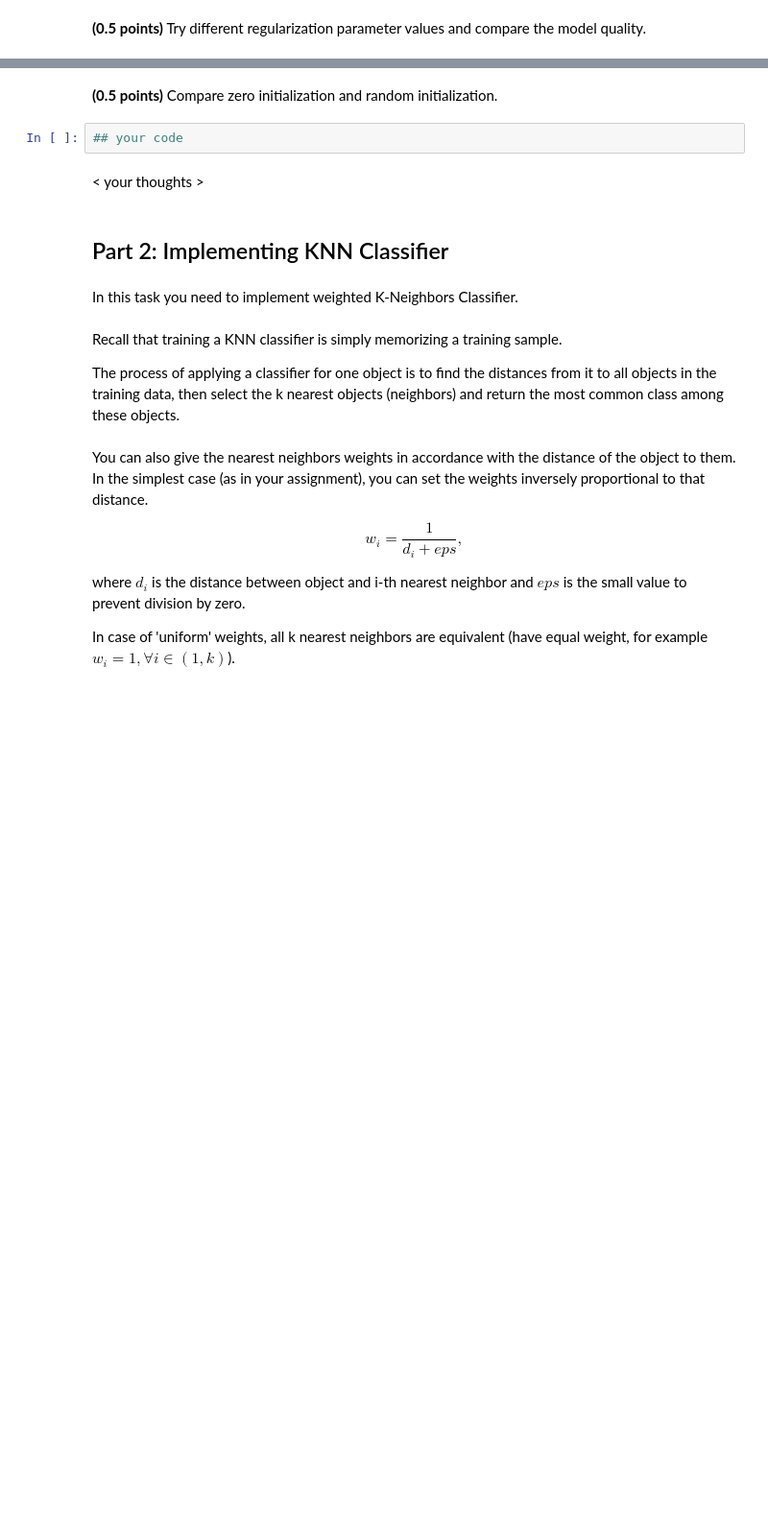
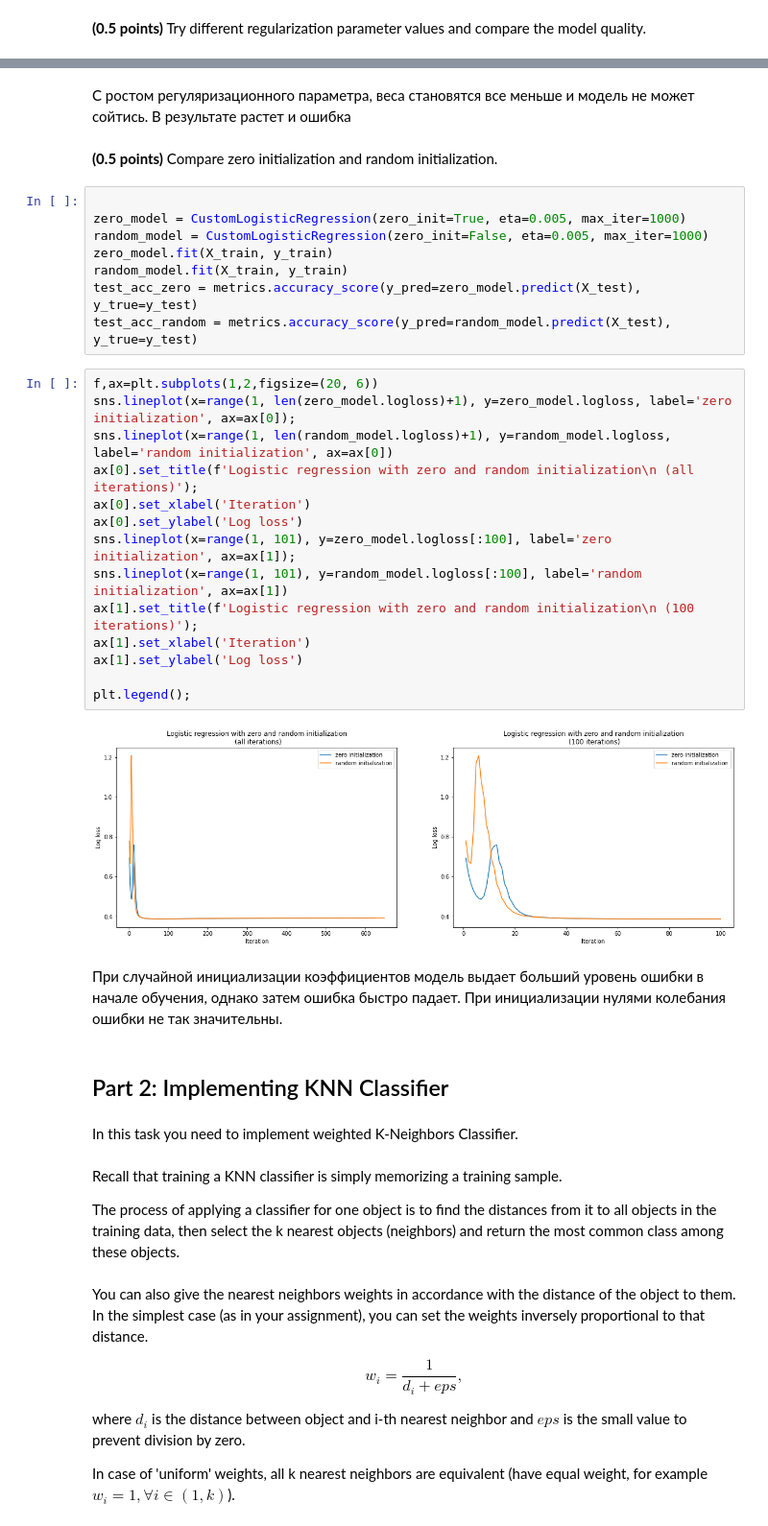
Before and after one commit to OksanaZaitseva/rsschool, a Jupyter notebook: 5_classification_linear_knn/hw_classification_final.ipynb, the cells around one changed output, grey strips where cells are left out. Shown at 96% size. Cells and saved outputs as stored; diff of their text form; blank space fills up the shorter version.

```diff
--- a/5_classification_linear_knn/hw_classification_final.ipynb
+++ b/5_classification_linear_knn/hw_classification_final.ipynb
@@ -196,9 +284,33 @@ assert min(train_acc, test_acc) > 0.9
+# %% [markdown]
+С ростом регуляризационного параметра, веса становятся все меньше и модель не может сойтись. В результате растет и ошибка
 # %% [markdown]
 **(0.5 points)** Compare zero initialization and random initialization.
-# %%
-## your code
-# %% [markdown]
-< your thoughts >
+# %%
+
+zero_model = CustomLogisticRegression(zero_init=True, eta=0.005, max_iter=1000)
+random_model = CustomLogisticRegression(zero_init=False, eta=0.005, max_iter=1000)
+zero_model.fit(X_train, y_train)
+random_model.fit(X_train, y_train)
+test_acc_zero = metrics.accuracy_score(y_pred=zero_model.predict(X_test), y_true=y_test)
+test_acc_random = metrics.accuracy_score(y_pred=random_model.predict(X_test), y_true=y_test)
+# %%
+f,ax=plt.subplots(1,2,figsize=(20, 6))
+sns.lineplot(x=range(1, len(zero_model.logloss)+1), y=zero_model.logloss, label='zero initialization', ax=ax[0]);
+sns.lineplot(x=range(1, len(random_model.logloss)+1), y=random_model.logloss, label='random initialization', ax=ax[0])
+ax[0].set_title(f'Logistic regression with zero and random initialization\n (all iterations)');
+ax[0].set_xlabel('Iteration')
+ax[0].set_ylabel('Log loss')
+sns.lineplot(x=range(1, 101), y=zero_model.logloss[:100], label='zero initialization', ax=ax[1]);
+sns.lineplot(x=range(1, 101), y=random_model.logloss[:100], label='random initialization', ax=ax[1])
+ax[1].set_title(f'Logistic regression with zero and random initialization\n (100 iterations)');
+ax[1].set_xlabel('Iteration')
+ax[1].set_ylabel('Log loss')
+
+plt.legend();
+# %% [output]
+[figure, added]
+# %% [markdown]
+При случайной инициализации коэффициентов модель выдает больший уровень ошибки в начале обучения, однако затем ошибка быстро падает. При инициализации нулями колебания ошибки не так значительны.
 # %% [markdown]
 ## Part 2: Implementing KNN Classifier
 # %% [markdown]
```
Also changed, not shown: parts of 97 cells of this notebook.
